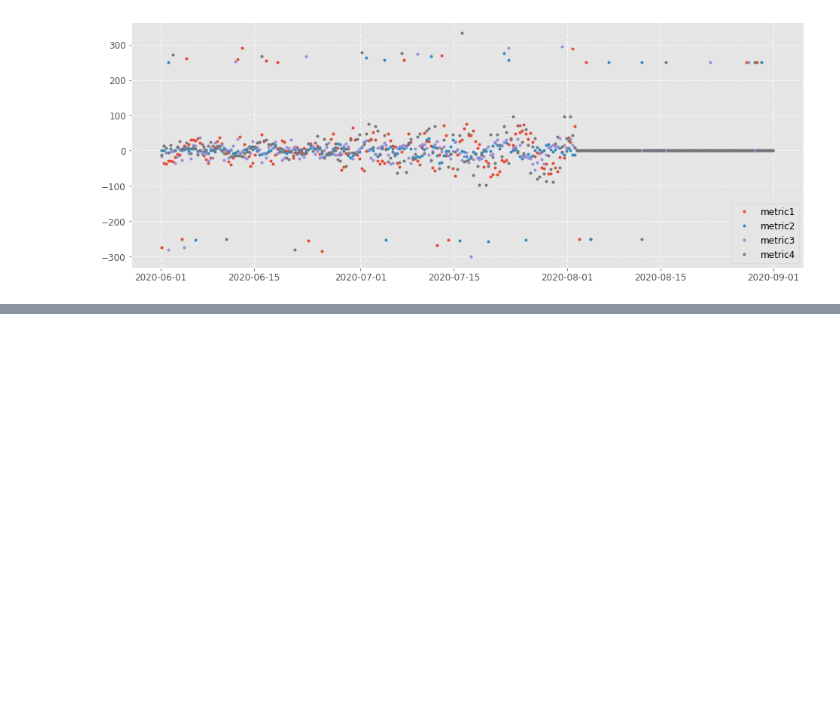
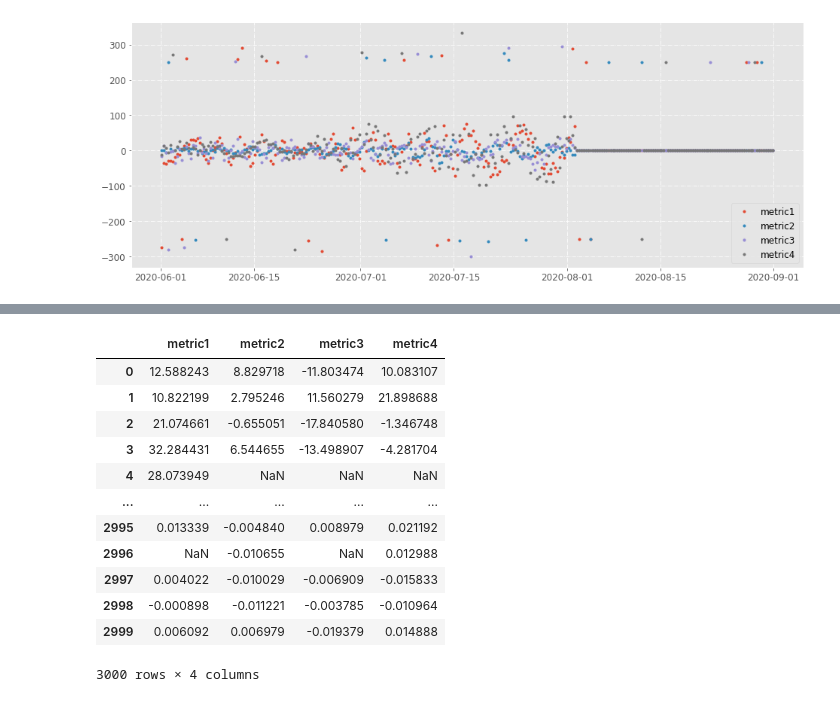
Before and after one commit to mEyob/tagup-de-challenge, a Jupyter notebook: EDA/exploratory-analysis.ipynb, the cells around one changed output, grey strips where cells are left out. Saved outputs shown, nothing was run; the diff lists cells and outputs as text; code cells hidden in the pictures; blank space fills up the shorter version.

```diff
--- a/EDA/exploratory-analysis.ipynb
+++ b/EDA/exploratory-analysis.ipynb
@@ -84,0 +85,16 @@ fig.autofmt_xdate()
+# %%
+df[metrics].applymap(lambda x: x if abs(x) < 100 else None)
+# %% [output]
+|  | metric1 | metric2 | metric3 | metric4 |
+| 0 | 12.588243 | 8.829718 | -11.803474 | 10.083107 |
+| 1 | 10.822199 | 2.795246 | 11.560279 | 21.898688 |
+| 2 | 21.074661 | -0.655051 | -17.840580 | -1.346748 |
+| 3 | 32.284431 | 6.544655 | -13.498907 | -4.281704 |
+| 4 | 28.073949 | NaN | NaN | NaN |
+| ... | ... | ... | ... | ... |
+| 2995 | 0.013339 | -0.004840 | 0.008979 | 0.021192 |
+| 2996 | NaN | -0.010655 | NaN | 0.012988 |
+| 2997 | 0.004022 | -0.010029 | -0.006909 | -0.015833 |
+| 2998 | -0.000898 | -0.011221 | -0.003785 | -0.010964 |
+| 2999 | 0.006092 | 0.006979 | -0.019379 | 0.014888 |
+3000 rows × 4 columns
```
Also changed, not shown: parts of 5 cells of this notebook.
